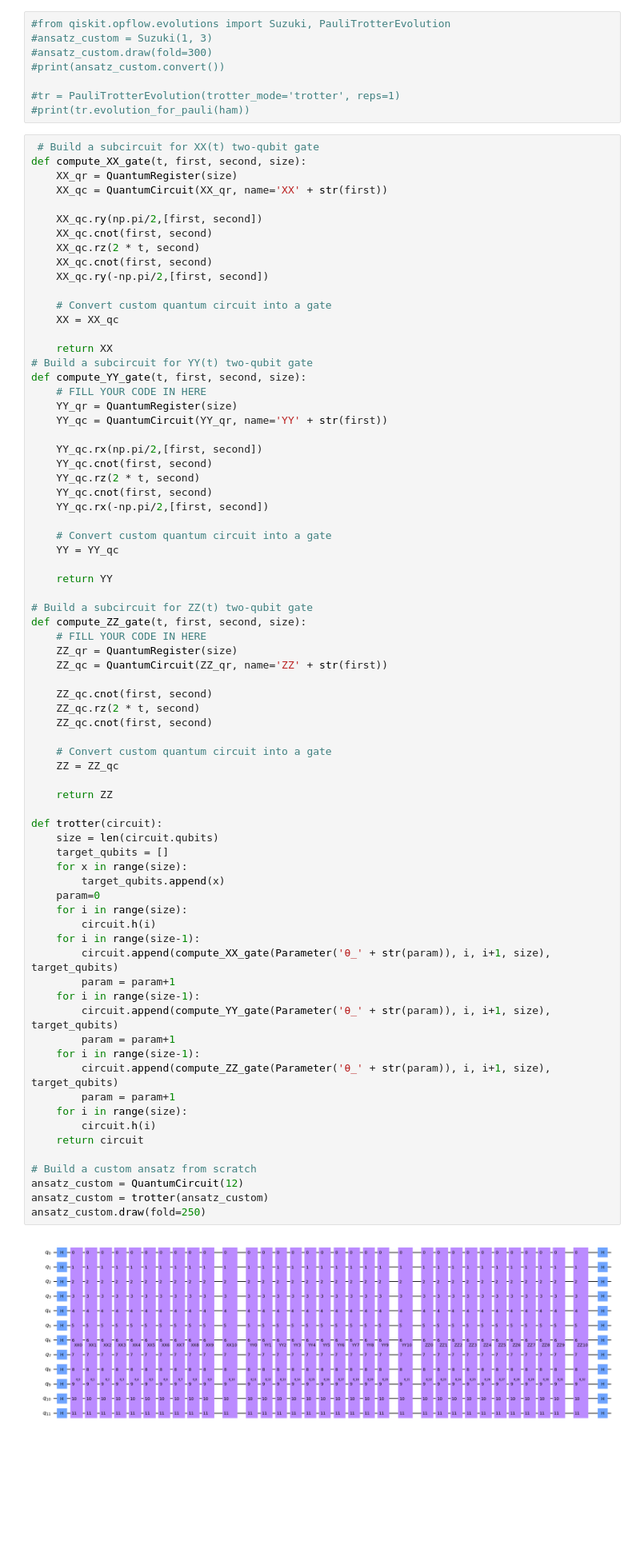
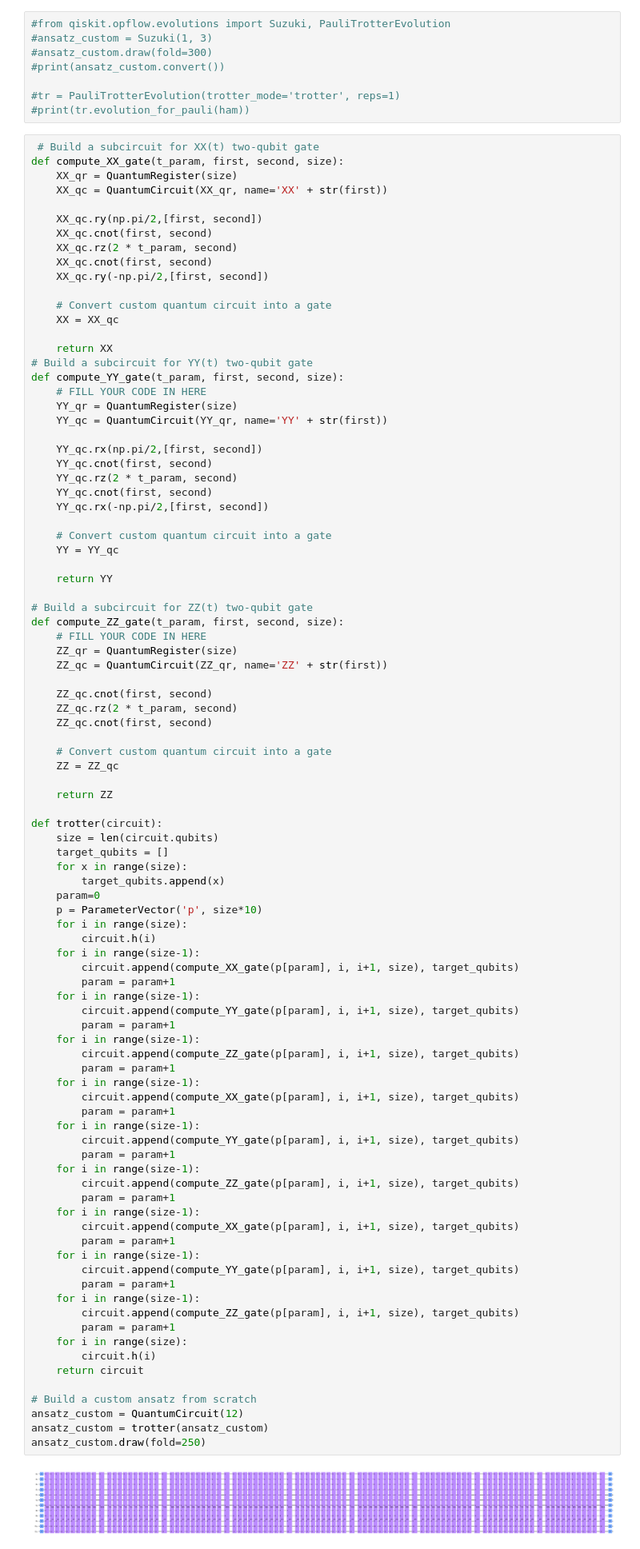
Before and after one commit to buttercutter/open-science-prize-2022, a Jupyter notebook: kagome-vqe-Trotterization.ipynb, the cells around one changed output. Shown: that part at 80% size. Saved outputs shown, nothing was run; the diff lists cells and outputs as text; blank space fills up the shorter version.

```diff
--- a/kagome-vqe-Trotterization.ipynb
+++ b/kagome-vqe-Trotterization.ipynb
@@ -338,13 +345,13 @@ ansatz.decompose().draw(fold=300)
 #print(tr.evolution_for_pauli(ham))
 # %%
  # Build a subcircuit for XX(t) two-qubit gate
-def compute_XX_gate(t, first, second, size):
+def compute_XX_gate(t_param, first, second, size):
     XX_qr = QuantumRegister(size)
     XX_qc = QuantumCircuit(XX_qr, name='XX' + str(first))
 
     XX_qc.ry(np.pi/2,[first, second])
     XX_qc.cnot(first, second)
-    XX_qc.rz(2 * t, second)
+    XX_qc.rz(2 * t_param, second)
     XX_qc.cnot(first, second)
     XX_qc.ry(-np.pi/2,[first, second])
 
@@ -353,14 +360,14 @@ def compute_XX_gate(t, first, second, size):
 
     return XX
 # Build a subcircuit for YY(t) two-qubit gate
-def compute_YY_gate(t, first, second, size):
+def compute_YY_gate(t_param, first, second, size):
     # FILL YOUR CODE IN HERE
     YY_qr = QuantumRegister(size)
     YY_qc = QuantumCircuit(YY_qr, name='YY' + str(first))
 
     YY_qc.rx(np.pi/2,[first, second])
     YY_qc.cnot(first, second)
-    YY_qc.rz(2 * t, second)
+    YY_qc.rz(2 * t_param, second)
     YY_qc.cnot(first, second)
     YY_qc.rx(-np.pi/2,[first, second])
 
@@ -370,44 +377,63 @@ def compute_YY_gate(t, first, second, size):
     return YY
 
 # Build a subcircuit for ZZ(t) two-qubit gate
-def compute_ZZ_gate(t, first, second, size):
+def compute_ZZ_gate(t_param, first, second, size):
     # FILL YOUR CODE IN HERE
     ZZ_qr = QuantumRegister(size)
     ZZ_qc = QuantumCircuit(ZZ_qr, name='ZZ' + str(first))
 
     ZZ_qc.cnot(first, second)
-    ZZ_qc.rz(2 * t, second)
+    ZZ_qc.rz(2 * t_param, second)
     ZZ_qc.cnot(first, second)
 
     # Convert custom quantum circuit into a gate
     ZZ = ZZ_qc
 
     return ZZ
 
 def trotter(circuit):
     size = len(circuit.qubits)
     target_qubits = []
     for x in range(size):
         target_qubits.append(x)
     param=0
+    p = ParameterVector('p', size*10)
     for i in range(size):
         circuit.h(i)
     for i in range(size-1):
-        circuit.append(compute_XX_gate(Parameter('θ_' + str(param)), i, i+1, size), target_qubits)
+        circuit.append(compute_XX_gate(p[param], i, i+1, size), target_qubits)
         param = param+1
     for i in range(size-1):
-        circuit.append(compute_YY_gate(Parameter('θ_' + str(param)), i, i+1, size), target_qubits)
+        circuit.append(compute_YY_gate(p[param], i, i+1, size), target_qubits)
         param = param+1
     for i in range(size-1):
-        circuit.append(compute_ZZ_gate(Parameter('θ_' + str(param)), i, i+1, size), target_qubits)
+        circuit.append(compute_ZZ_gate(p[param], i, i+1, size), target_qubits)
+        param = param+1
+    for i in range(size-1):
+        circuit.append(compute_XX_gate(p[param], i, i+1, size), target_qubits)
+        param = param+1
+    for i in range(size-1):
+        circuit.append(compute_YY_gate(p[param], i, i+1, size), target_qubits)
+        param = param+1
+    for i in range(size-1):
+        circuit.append(compute_ZZ_gate(p[param], i, i+1, size), target_qubits)
+        param = param+1
+    for i in range(size-1):
+        circuit.append(compute_XX_gate(p[param], i, i+1, size), target_qubits)
+        param = param+1
+    for i in range(size-1):
+        circuit.append(compute_YY_gate(p[param], i, i+1, size), target_qubits)
+        param = param+1
+    for i in range(size-1):
+        circuit.append(compute_ZZ_gate(p[param], i, i+1, size), target_qubits)
         param = param+1
     for i in range(size):
         circuit.h(i)
     return circuit
 
 # Build a custom ansatz from scratch
 ansatz_custom = QuantumCircuit(12)
 ansatz_custom = trotter(ansatz_custom)
 ansatz_custom.draw(fold=250)
 # %% [output]
-[figure, old version]
+[figure, new version]
```
Also changed, not shown: parts of 14 cells of this notebook.
